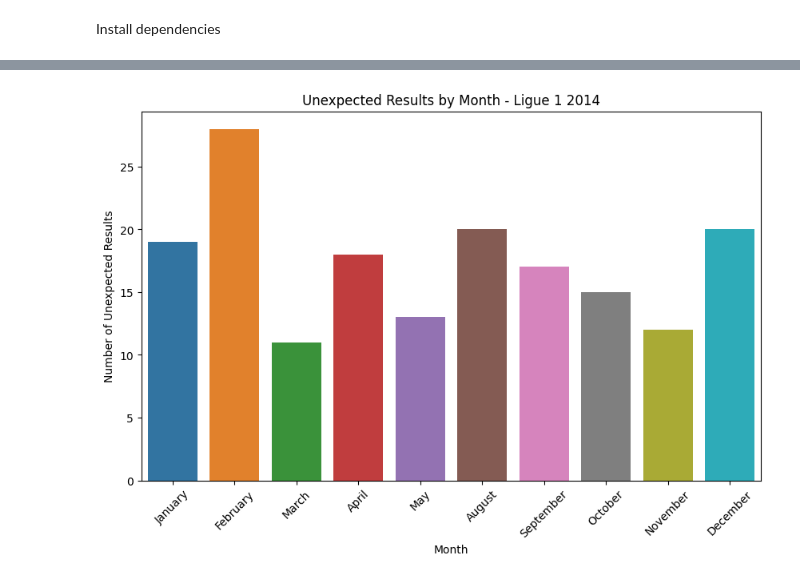
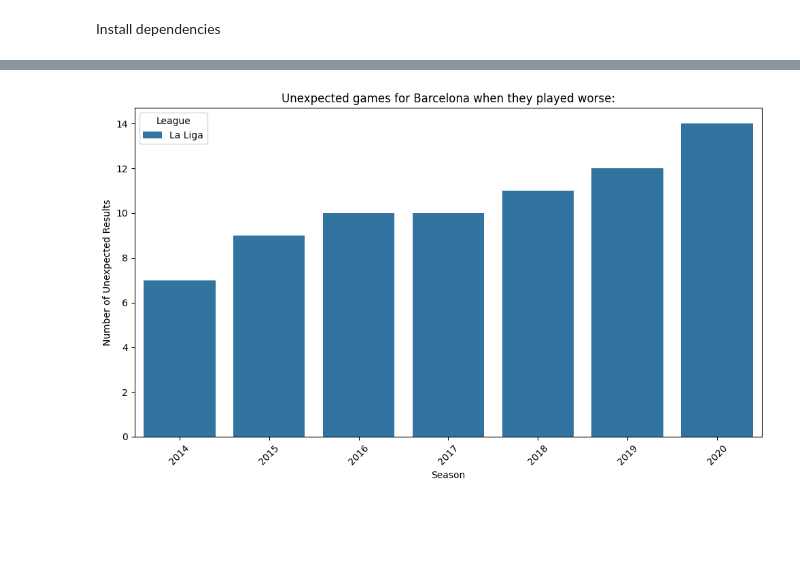
Before and after one commit to Football-Analytics-UCU/Barcelona, a Jupyter notebook: notebooks/unexpected_results.ipynb, the cells around one changed output, grey strips where cells are left out. Drawn from its saved outputs; the diff is of its cells as text; code cells hidden in the pictures; blank space fills up the shorter version.

Commit message:
Updated unexpected_games notebook to process only Barcelona, made output in two modes - better and worse

```diff
--- a/notebooks/unexpected_results.ipynb
+++ b/notebooks/unexpected_results.ipynb
@@ -52,7 +50,7 @@ def determine_expected_outcome(row):
     return min(odds, key=odds.get)  # Return the key with the lowest value
 
 
-def plot_unexpected_games(unexpected_games_sorted):
+def plot_unexpected_games(unexpected_games_sorted, team, criteria):
     # Assuming you have your dataframe ready as 'unexpected_games_sorted'
     # Group by league and season and count the number of unexpected results
     grouped_data = unexpected_games_sorted.groupby(['leagueName', 'season']).size().reset_index(name='count')
@@ -61,6 +59,7 @@ def plot_unexpected_games(unexpected_games_sorted):
     plt.figure(figsize=(10, 6))
     sns.barplot(x='season', y='count', hue='leagueName', data=grouped_data)
     plt.title('Unexpected Results by League and Season')
+    plt.title(f"Unexpected games for {team} when they played {criteria}:")
     plt.xlabel('Season')
     plt.ylabel('Number of Unexpected Results')
     plt.xticks(rotation=45)
@@ -69,7 +68,7 @@ def plot_unexpected_games(unexpected_games_sorted):
     plt.show()
 
 
-def plot_monthly_charts(unexpected_games_sorted):
+def plot_monthly_charts0(unexpected_games_sorted):
     # Assuming you have your dataframe ready as 'unexpected_games_sorted'
     # Extract month from the date
     unexpected_games_sorted['month'] = pd.to_datetime(unexpected_games_sorted['date']).dt.month
@@ -101,7 +100,44 @@ def plot_monthly_charts(unexpected_games_sorted):
                 plt.show()
 
 
-def print_unexpected():
+def plot_monthly_charts(unexpected_games_sorted):
+    # Extract month from the date
+    unexpected_games_sorted['month'] = pd.to_datetime(unexpected_games_sorted['date']).dt.month
+    unexpected_games_sorted['month_name'] = unexpected_games_sorted['month'].apply(lambda x: calendar.month_name[x])
+
+    # Iterate over each league
+    for league in unexpected_games_sorted['leagueName'].unique():
+        plt.figure(figsize=(12, 8))
+
+        # Get data for the current league
+        league_data = unexpected_games_sorted[unexpected_games_sorted['leagueName'] == league]
+
+        # Iterate over each season in the current league
+        for season in league_data['season'].unique():
+            # Filter data for the current season
+            season_data = league_data[league_data['season'] == season]
+
+            # Group by month and count the number of unexpected results
+            monthly_data = season_data.groupby('month_name').size().reset_index(name='count')
+
+            # Sort the data by month
+            monthly_data['month'] = monthly_data['month_name'].apply(lambda x: list(calendar.month_name).index(x))
+            monthly_data.sort_values('month', inplace=True)
+
+            # Plot a line for the current season
+            plt.plot(monthly_data['month_name'], monthly_data['count'], label=season)
+
+        # Finalizing the plot for the current league
+        plt.title(f'Unexpected Results by Month for {league}')
+        plt.xlabel('Month')
+        plt.ylabel('Number of Unexpected Results')
+        plt.xticks(rotation=45)
+        plt.legend(title='Season')
+        plt.tight_layout()
+        plt.show()
+
+
+def get_unexpected_games(team_name='Barcelona', mode='better'):
     # Load the dataset
     games_df = pd.read_csv('sample_data/games.csv')
 
@@ -116,26 +152,51 @@ def print_unexpected():
     games_df = games_df.merge(league_names_df, left_on='leagueID', right_on='leagueID', how='left')
     games_df = games_df.rename(columns={'name': 'leagueName'}).drop('leagueID', axis=1)
 
+    # Filter for games involving Barcelona
+    if team_name:
+        team_games_df = games_df[(games_df['homeTeamName'] == 'Barcelona') | (games_df['awayTeamName'] == 'Barcelona')].copy()
+    else:
+        team_games_df = games_df.copy()
+
     # Apply functions to determine actual and expected outcomes
-    games_df['ActualOutcome'] = games_df.apply(determine_actual_outcome, axis=1)
-    games_df['ExpectedOutcome'] = games_df.apply(determine_expected_outcome, axis=1)
+    team_games_df['ActualOutcome'] = team_games_df.apply(determine_actual_outcome, axis=1)
+    team_games_df['ExpectedOutcome'] = team_games_df.apply(determine_expected_outcome, axis=1)
 
     # Identify unexpected games
-    unexpected_games = games_df[games_df['ActualOutcome'] != games_df['ExpectedOutcome']]
+    # unexpected_games = team_games_df[team_games_df['ActualOutcome'] != team_games_df['ExpectedOutcome']]
+    # Filter based on mode
+    if mode == 'better':
+        # Team won unexpectedly
+        unexpected_games = team_games_df[
+            (team_games_df['ActualOutcome'] == 'H') & (team_games_df['ExpectedOutcome'] != 'H') & (
+                        team_games_df['homeTeamName'] == team_name) |
+            (team_games_df['ActualOutcome'] == 'A') & (team_games_df['ExpectedOutcome'] != 'A') & (
+                        team_games_df['awayTeamName'] == team_name)]
+    elif mode == 'worse':
+        # Team lost or drew unexpectedly
+        unexpected_games = team_games_df[
+            (team_games_df['ActualOutcome'] != 'H') & (team_games_df['ExpectedOutcome'] == 'H') & (
+                        team_games_df['homeTeamName'] == team_name) |
+            (team_games_df['ActualOutcome'] != 'A') & (team_games_df['ExpectedOutcome'] == 'A') & (
+                        team_games_df['awayTeamName'] == team_name)]
+    else:
+        unexpected_games = team_games_df[team_games_df['ActualOutcome'] != team_games_df['ExpectedOutcome']]
 
     # Optionally, sort the unexpected games by date for chronological order
     unexpected_games_sorted = unexpected_games.sort_values(by='date')
-
-    # Display the results
-    # print(unexpected_games_sorted.head())  # You can adjust the number of rows to display
-    print(unexpected_games_sorted.loc[:,
-          ['date', 'leagueName', 'homeTeamName', 'awayTeamName', 'homeGoals', 'awayGoals', 'ActualOutcome',
-           'ExpectedOutcome']].head())
-    plot_unexpected_games(unexpected_games_sorted)
-    plot_monthly_charts(unexpected_games_sorted)
+    return unexpected_games_sorted
 
 
 # Press the green button in the gutter to run the script.
 if __name__ == '__main__':
-    print_unexpected()
+    team_name = 'Barcelona'
+    pd.set_option('display.max_rows', None)  # Set to display all rows
+    for criteria in ["better", "worse"]:
+        games = get_unexpected_games(team_name, criteria)
+        print(f"Unexpected games for Barcelona when they played {criteria}:")
+        print(games.loc[:,
+              ['date', 'leagueName', 'homeTeamName', 'awayTeamName', 'homeGoals', 'awayGoals', 'ActualOutcome',
+               'ExpectedOutcome']])
+        plot_unexpected_games(games, team_name, criteria)
+    pd.reset_option('display.max_rows')  # Reset to default
 # %% [output]
@@ -156 +231 @@ if __name__ == '__main__':
-[figure, old version]
+[figure, new version]
```
Also changed, not shown: parts of 3 cells of this notebook.
